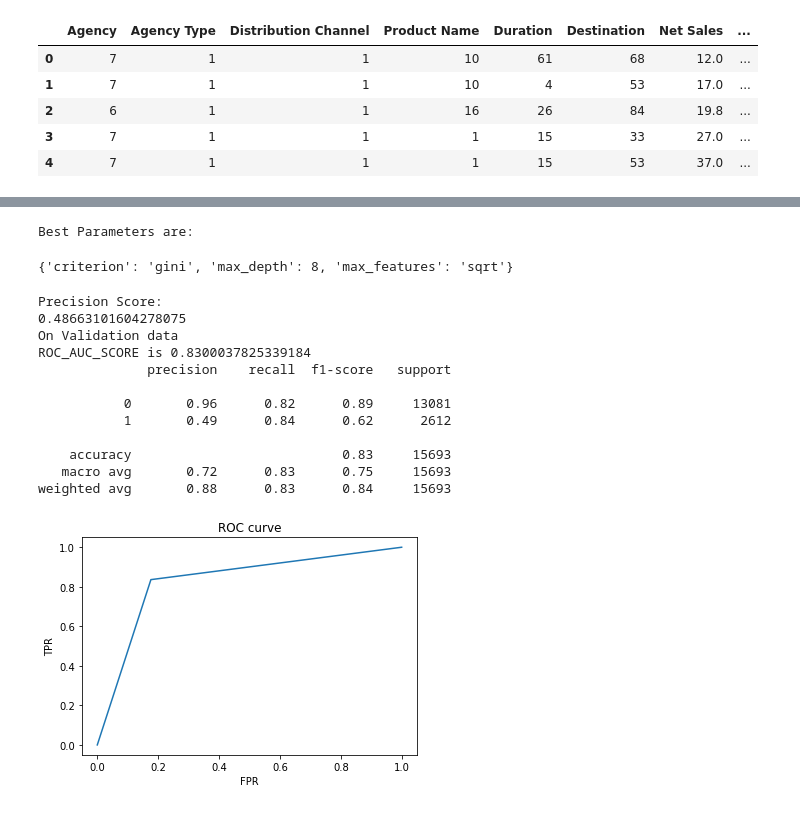
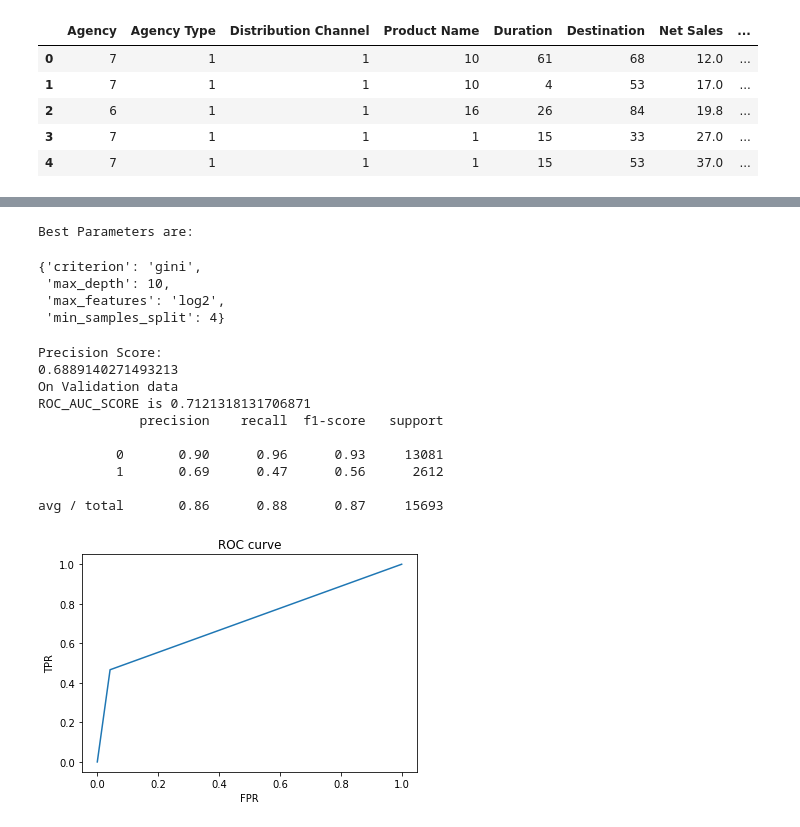
Before and after one commit to nicsquality/GA_Hackathon, a Jupyter notebook: raiders_nikhil.ipynb, the cells around one changed output, grey strips where cells are left out. Drawn from its saved outputs; the diff is of its cells as text; code cells hidden in the pictures.

```diff
--- a/raiders_nikhil.ipynb
+++ b/raiders_nikhil.ipynb
@@ -338,8 +340,9 @@ def grid_search_random_forrest(dataframe,target):
     rfc = RandomForestClassifier()
     param_grid = {
     'max_features': ['auto', 'sqrt', 'log2'],
-    'max_depth' : [4,5,6,7,8],
-    'criterion' :['gini', 'entropy']
+    'max_depth' : [4,5,6,7,8,9,10],
+    'criterion' :['gini', 'entropy'],
+    'min_samples_split' :[2,4,6,8,10]
     }
     grid_search_model = GridSearchCV(rfc, param_grid=param_grid)
     grid_search_model.fit(x_train, y_train)
@@ -350,11 +353,14 @@ def grid_search_random_forrest(dataframe,target):
 grid_search_random_forrest(X,y)
 # %% [output]
 Best Parameters are:
-{'criterion': 'gini', 'max_depth': 8, 'max_features': 'sqrt'}
+{'criterion': 'gini',
+ 'max_depth': 10,
+ 'max_features': 'log2',
+ 'min_samples_split': 4}
 # %%
 from sklearn.metrics import roc_auc_score,roc_curve,classification_report
 from sklearn.model_selection import cross_val_score
-from imblearn.over_sampling import SMOTE
+# from imblearn.over_sampling import SMOTE
 
 
 def grid_search_random_forrest_best(dataframe,target):
@@ -363,44 +369,43 @@ def grid_search_random_forrest_best(dataframe,target):
     x_train,x_val,y_train,y_val = train_test_split(dataframe,target, test_size=0.3, random_state=42)
 
     # Applying Smote on train data for dealing with class imbalance
-    smote = SMOTE()
-    X_sm, y_sm =  smote.fit_sample(x_train, y_train)
+#     smote = SMOTE()
+#     X_sm, y_sm =  smote.fit_sample(x_train, y_train)
 
 
-    rfc = RandomForestClassifier(n_estimators=10, max_features='sqrt', max_depth=8, criterion='gini',random_state=42)
-    rfc.fit(X_sm, y_sm)
+    rfc = RandomForestClassifier(n_estimators=100, max_features='sqrt', max_depth=10, criterion='gini', min_samples_split=4,random_state=6)
+#     rfc.fit(X_sm, y_sm)
+    rfc.fit(x_train, y_train)
     y_pred = rfc.predict(x_val)
 
     ps = precision_score(y_val, y_pred)
     print('Precision Score:')
     print(ps)
     false_positive_rate, true_positive_rate, thresholds = roc_curve(y_val, y_pred)
     print('On Validation data')
     print('ROC_AUC_SCORE is',roc_auc_score(y_val, y_pred))
     print(classification_report(y_val, y_pred))
     #fpr, tpr, _ = roc_curve(y_test, predictions[:,1])
     plt.clf()
     plt.plot(false_positive_rate, true_positive_rate)
     plt.xlabel('FPR')
     plt.ylabel('TPR')
     plt.title('ROC curve')
     plt.show()
 
 
 
 
 grid_search_random_forrest_best(X,y)
 # %% [output]
 Precision Score:
-0.48663101604278075
+0.6889140271493213
 On Validation data
-ROC_AUC_SCORE is 0.8300037825339184
-              precision    recall  f1-score   support
+ROC_AUC_SCORE is 0.7121318131706871
+             precision    recall  f1-score   support
 
-           0       0.96      0.82      0.89     13081
-           1       0.49      0.84      0.62      2612
+          0       0.90      0.96      0.93     13081
+          1       0.69      0.47      0.56      2612
 
-    accuracy                           0.83     15693
-   macro avg       0.72      0.83      0.75     15693
-weighted avg       0.88      0.83      0.84     15693
+avg / total       0.86      0.88      0.87     15693
-[figure, old version]
+[figure, new version]
```
Also changed, not shown: parts of 7 cells of this notebook, 2 other files.
